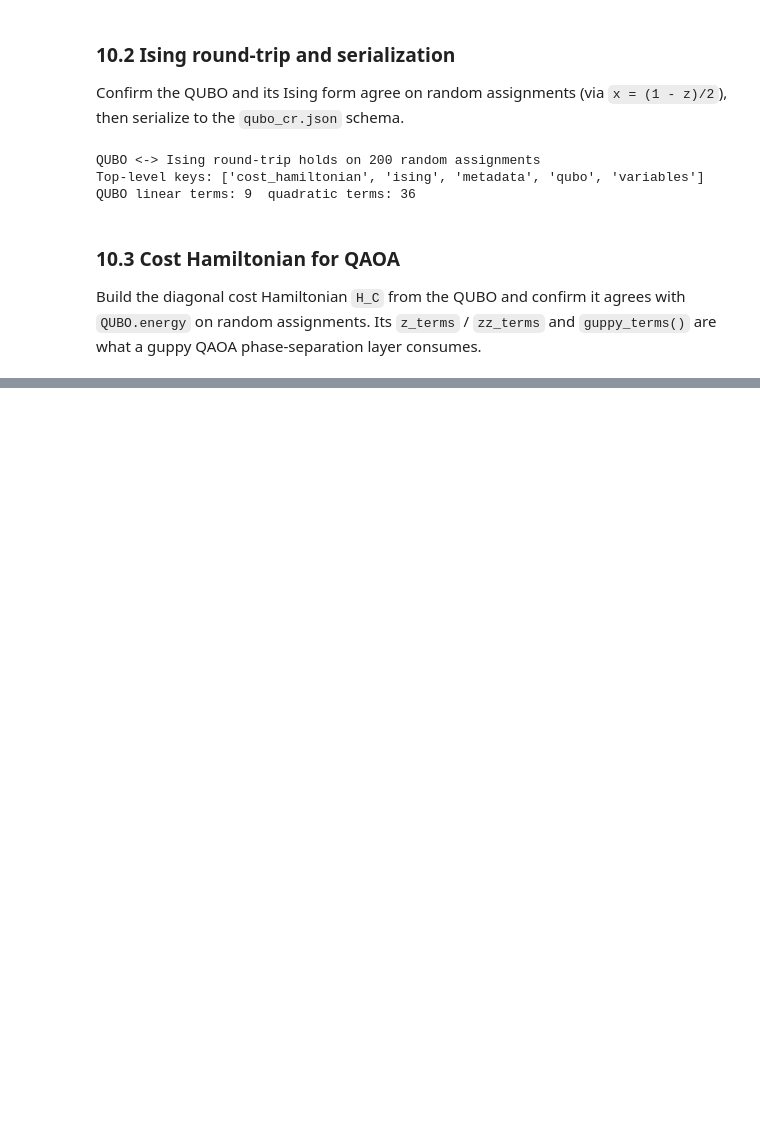
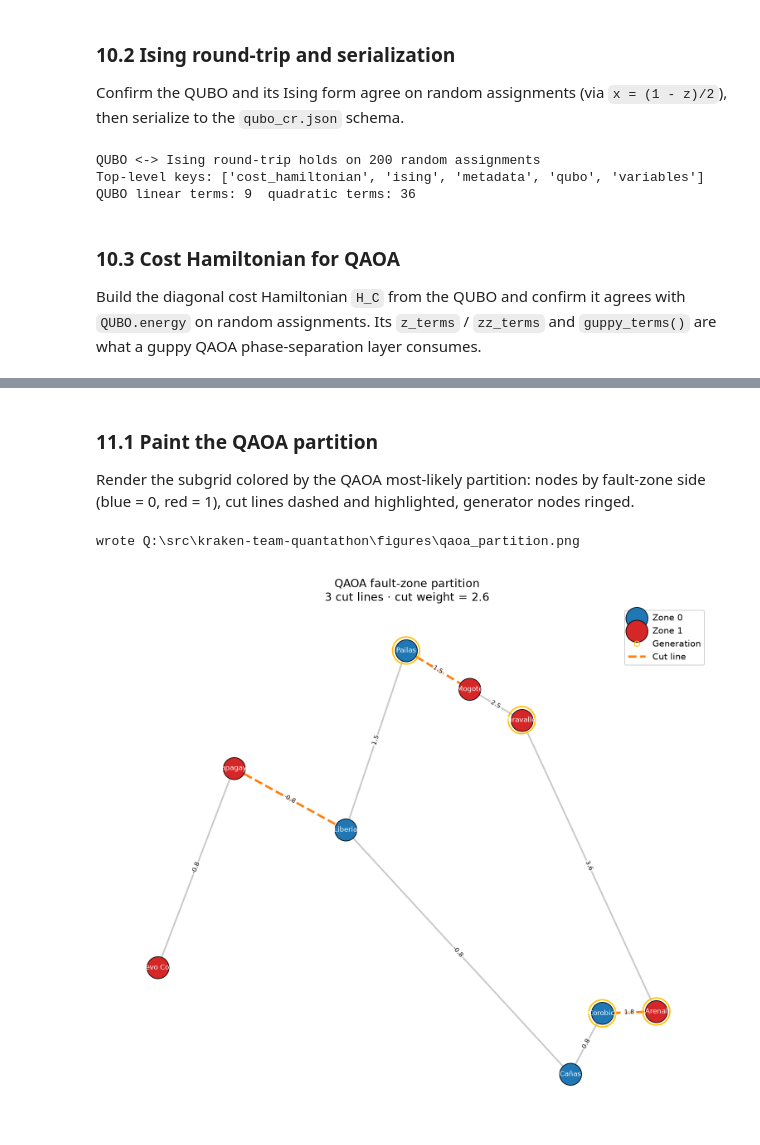
Before and after one commit to GaboAlba/kraken-team-quantathon, a Jupyter notebook: notebooks/validation.ipynb, the cells around one changed output, grey strips where cells are left out. Saved outputs shown, nothing was run; the diff lists cells and outputs as text; code cells hidden in the pictures; blank space fills up the shorter version.

Commit message:
Implementing QAOA for Nexus in Guppy (#25)

```diff
--- a/notebooks/validation.ipynb
+++ b/notebooks/validation.ipynb
@@ -507,0 +519,37 @@ guppy_terms(): linear 3  quadratic 36  offset 128.0144
+# %%
+from collections import Counter
+
+from src import qaoa
+
+ch_qaoa = ch  # the cost Hamiltonian built in section 10.3
+
+# Exact reference (small n): the optimum is the lower bound for <H_C>.
+gs_energy, gs_bits = qaoa.brute_force_ground_state(ch_qaoa)
+print('brute-force optimum energy:', round(gs_energy, 4))
+
+
+class _StubResult:
+    def __init__(self, counts):
+        self._counts = Counter(counts)
+
+    def register_counts(self):
+        return {'c': self._counts}
+
+
+best_str = ''.join(str(b) for b in gs_bits)
+stub = _StubResult({best_str: 10})
+assert abs(qaoa.energy_from_result(ch_qaoa, stub, 10) - gs_energy) < 1e-6
+print('energy_from_result matches CostHamiltonian.energy on the optimum bitstring')
+
+# Short QAOA run (small p / shots for a quick notebook pass; deterministic seed).
+res = qaoa.solve_scipy(ch_qaoa, p_value=1, n_shots=300, seed=7, maxiter=6)
+part = res.most_likely_partition()
+print('QAOA <H_C>:', round(res.energy, 4),
+      ' most-likely E:', round(res.most_likely_energy(), 4))
+
+assert set(part) == set(ch_qaoa.variables)
+assert all(v in (0, 1) for v in part.values())
+assert res.most_likely_energy() >= gs_energy - 1e-6  # optimum bounds below
+print('QAOA produced a valid partition (energy >= brute-force optimum):')
+for node, side in part.items():
+    print(f'  {node}: {side}')
@@ -508 +570,16 @@ guppy_terms(): linear 3  quadratic 36  offset 128.0144
+# %% [markdown]
+### 11.1 Paint the QAOA partition
+
+Render the subgrid colored by the QAOA most-likely partition: nodes by
+fault-zone side (blue = 0, red = 1), cut lines dashed and highlighted, generator
+nodes ringed.
+# %%
+from IPython.display import Image
+
+fig_path = qaoa.plot_partition(res)
+print('wrote', fig_path)
+Image(filename=str(fig_path))
+# %% [output]
+wrote Q:\src\kraken-team-quantathon\figures\qaoa_partition.png
+[figure, added]
 # %% [markdown]
```
Also changed, not shown: parts of 12 cells of this notebook, 7 other files.
